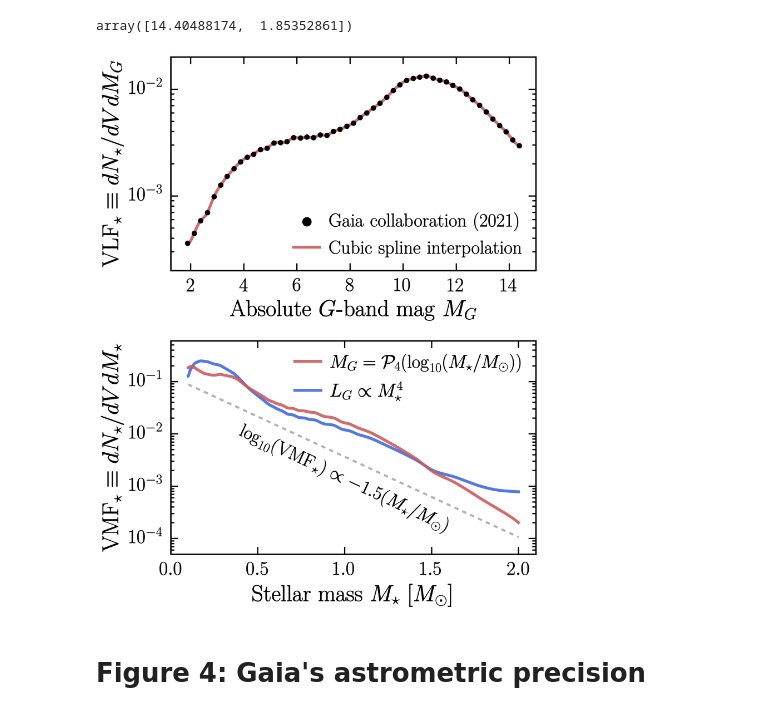
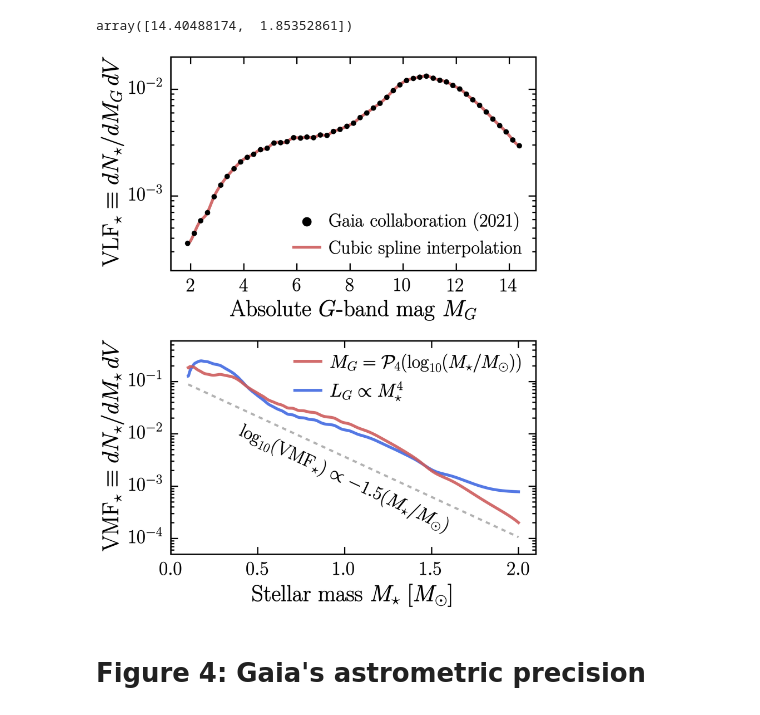
Before and after one commit to CalebLammers/GaiaForecasts, a Jupyter notebook: Figure notebooks/Analytical calculation inputs (Fig 2 to 4).ipynb, the cells around one changed output. Drawn from its saved outputs; the diff is of its cells as text; code cells hidden in the pictures.

```diff
--- a/Figure notebooks/Analytical calculation inputs (Fig 2 to 4).ipynb
+++ b/Figure notebooks/Analytical calculation inputs (Fig 2 to 4).ipynb
@@ -136,33 +136,33 @@ VMF_preds = VLF_preds_bins*np.abs(pred_dMG_dM_grid)
 VLF_preds_bins_simple = 0.5*(VLF_preds_simple[1:] + VLF_preds_simple[:-1])
 pred_dMG_dM_grid_simple = np.diff(simple_MG_grid)/np.diff(x_grid_masses)
 VMF_preds_simple = VLF_preds_bins_simple*np.abs(pred_dMG_dM_grid_simple)
-# %%
-# make plot
-fig, ax = plt.subplots(2, 1, figsize=(9.1,12.0), dpi=250, facecolor='white')
-ax[0].scatter(Gaia_MGs, Gaia_VLFs, s=30, c='k', label=r'$\mathrm{Gaia~collaboration~(2021)}$')
-ax[0].plot(x_grid_MGs, pred_VLF_grid, c='indianred', lw=4, zorder=-1, alpha=0.9, label=r'$\mathrm{Cubic~spline~interpolation}$')
-ax[0].set_xlabel(r'$\mathrm{Absolute}~G$-$\mathrm{band~mag}~M_G$', labelpad=7, fontsize=32)
-ax[0].set_ylabel(r'$\mathrm{VLF}_\star \equiv d N_\star/dV dM_G$', fontsize=32, labelpad=7)
-ax[0].set_yscale('log')
-ax[0].legend(loc='lower right', markerscale=2, scatterpoints=1, handletextpad=0.2, borderaxespad=0.3, frameon=False, fontsize=26)
-ax[0].set_xlim([1.25, 15.0])
-ax[0].set_ylim([2e-4, 2e-2])
-
-ax[1].plot(x_grid_bins, VMF_preds, c='indianred', lw=4, zorder=-1, alpha=0.9, label=r'$M_G = \mathcal{P}_4 (\log_{10}(M_\star / M_\odot))$')
-ax[1].plot(x_grid_bins, VMF_preds_simple, c='royalblue', lw=4, zorder=-2, alpha=0.9, label=r'$L_G \propto M_\star^4$')
-ax[1].plot(x_grid_bins, 10**(-0.9 - 1.53625598*x_grid_bins), c='k', ls='--', lw=3, alpha=0.3, zorder=-1)
-ax[1].set_xlabel(r'$\mathrm{Stellar~mass}~M_\star~[M_\odot]$', labelpad=7, fontsize=32)
-ax[1].set_ylabel(r'$\mathrm{VMF}_\star \equiv d N_\star/dV dM_\star$', labelpad=7, fontsize=32)
-ax[1].set_yscale('log')
-ax[1].set_xlim([0.0, 2.1])
-ax[1].set_ylim([5e-5, 0.6])
-ax[1].text(1.0, 1.35e-3, r'$\log_{10}(\mathrm{VMF}_\star) \propto -1.5 (M_\star/M_\odot)$', rotation=-25, horizontalalignment='center', verticalalignment='center', fontsize=26)
-ax[1].legend(loc='upper right', scatterpoints=1, handletextpad=0.2, borderaxespad=0.3, frameon=False, fontsize=26)
-
-plt.subplots_adjust(hspace=0.33)
-plt.show()
-# %% [output]
-[figure, removed]
+# %%
+# make plot
+fig, ax = plt.subplots(2, 1, figsize=(9.1,12.0), dpi=250, facecolor='white')
+ax[0].scatter(Gaia_MGs, Gaia_VLFs, s=30, c='k', label=r'$\mathrm{Gaia~collaboration~(2021)}$')
+ax[0].plot(x_grid_MGs, pred_VLF_grid, c='indianred', lw=4, zorder=-1, alpha=0.9, label=r'$\mathrm{Cubic~spline~interpolation}$')
+ax[0].set_xlabel(r'$\mathrm{Absolute}~G$-$\mathrm{band~mag}~M_G$', labelpad=7, fontsize=32)
+ax[0].set_ylabel(r'$\mathrm{VLF}_\star \equiv d N_\star/dM_G\,dV$', fontsize=32, labelpad=7)
+ax[0].set_yscale('log')
+ax[0].legend(loc='lower right', markerscale=2, scatterpoints=1, handletextpad=0.2, borderaxespad=0.3, frameon=False, fontsize=26)
+ax[0].set_xlim([1.25, 15.0])
+ax[0].set_ylim([2e-4, 2e-2])
+
+ax[1].plot(x_grid_bins, VMF_preds, c='indianred', lw=4, zorder=-1, alpha=0.9, label=r'$M_G = \mathcal{P}_4 (\log_{10}(M_\star / M_\odot))$')
+ax[1].plot(x_grid_bins, VMF_preds_simple, c='royalblue', lw=4, zorder=-2, alpha=0.9, label=r'$L_G \propto M_\star^4$')
+ax[1].plot(x_grid_bins, 10**(-0.9 - 1.53625598*x_grid_bins), c='k', ls='--', lw=3, alpha=0.3, zorder=-1)
+ax[1].set_xlabel(r'$\mathrm{Stellar~mass}~M_\star~[M_\odot]$', labelpad=7, fontsize=32)
+ax[1].set_ylabel(r'$\mathrm{VMF}_\star \equiv d N_\star/dM_\star\,dV$', labelpad=7, fontsize=32)
+ax[1].set_yscale('log')
+ax[1].set_xlim([0.0, 2.1])
+ax[1].set_ylim([5e-5, 0.6])
+ax[1].text(1.0, 1.35e-3, r'$\log_{10}(\mathrm{VMF}_\star) \propto -1.5 (M_\star/M_\odot)$', rotation=-25, horizontalalignment='center', verticalalignment='center', fontsize=26)
+ax[1].legend(loc='upper right', scatterpoints=1, handletextpad=0.2, borderaxespad=0.3, frameon=False, fontsize=26)
+
+plt.subplots_adjust(hspace=0.33)
+plt.show()
+# %% [output]
+[figure, added]
 # %% [markdown]
 # Figure 4: Gaia's astrometric precision
 # %%
```
Also changed, not shown: 3 other files.
